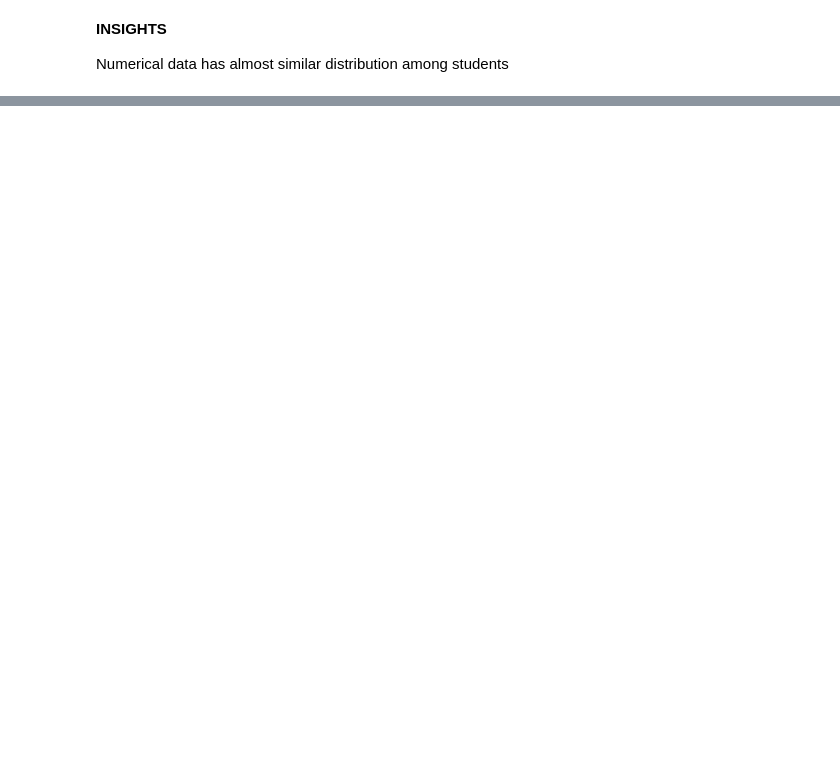
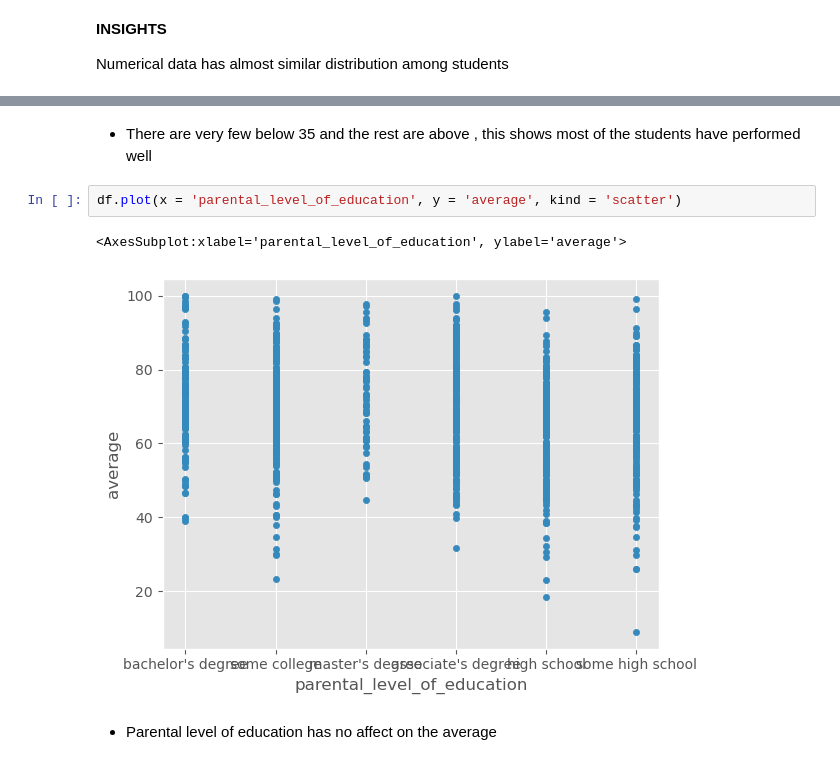
Before and after one commit to Tharun18-sklearn/GENERICml_project, a Jupyter notebook: notebook/dataset/EDA.ipynb, the cells around one changed output, grey strips where cells are left out. Drawn from its saved outputs; the diff is of its cells as text; blank space fills up the shorter version.

```diff
--- a/notebook/dataset/EDA.ipynb
+++ b/notebook/dataset/EDA.ipynb
@@ -337,0 +350,9 @@ Numerical data has almost similar distribution among students
+# %% [markdown]
+- There are very few below 35 and the rest are above , this shows most of the students have performed well
+# %%
+df.plot(x = 'parental_level_of_education', y = 'average', kind = 'scatter')
+# %% [output]
+<AxesSubplot:xlabel='parental_level_of_education', ylabel='average'>
+[figure, added]
+# %% [markdown]
+-  Parental level of education has no affect on the average
```
Also changed, not shown: parts of 6 cells of this notebook, 1 other file.
